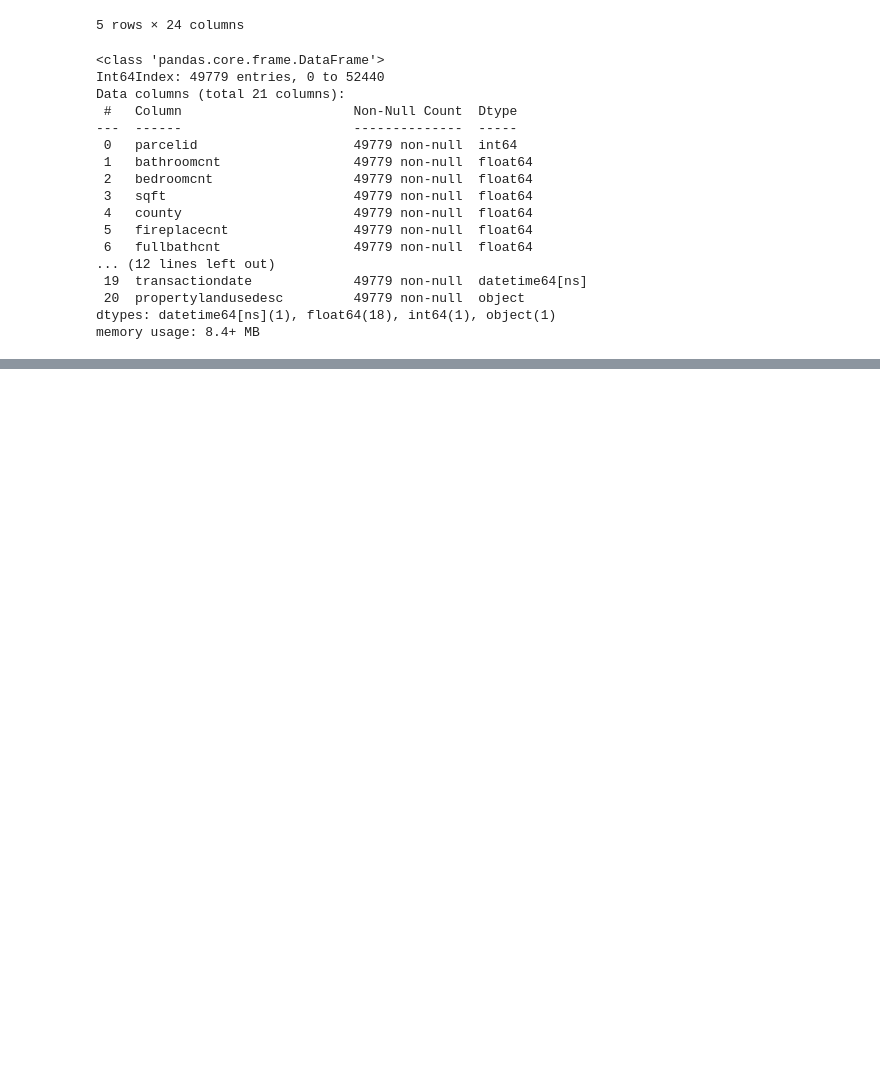
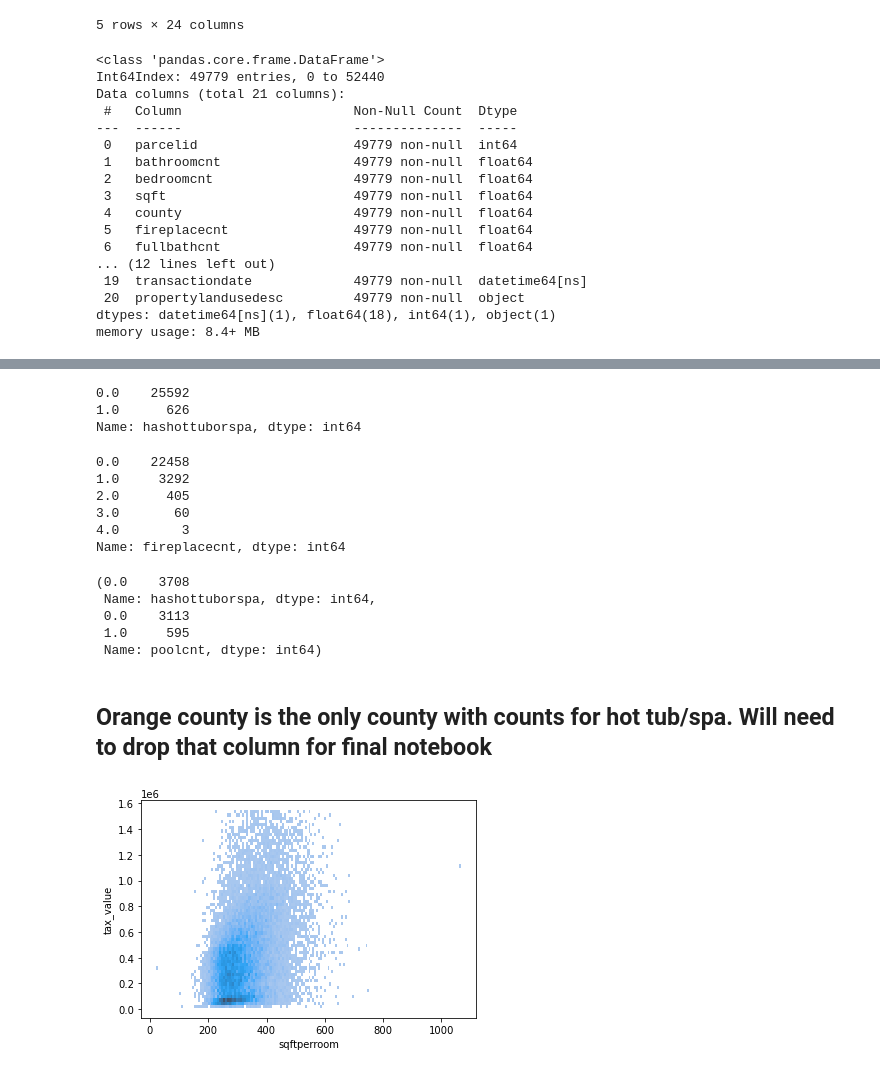
Before and after one commit to DanChurchill/regression_project_zillow, a Jupyter notebook: acquire_prepare_draft.ipynb, the cells around one changed output, grey strips where cells are left out. Drawn from its saved outputs; the diff is of its cells as text; code cells hidden in the pictures; blank space fills up the shorter version.

```diff
--- a/acquire_prepare_draft.ipynb
+++ b/acquire_prepare_draft.ipynb
@@ -166,0 +268,15 @@ memory usage: 8.4+ MB
+# %%
+train.hashottuborspa.value_counts()
+# %% [output]
+0.0    25592
+1.0      626
+Name: hashottuborspa, dtype: int64
+# %%
+train.fireplacecnt.value_counts()
+# %% [output]
+0.0    22458
+1.0     3292
+2.0      405
+3.0       60
+4.0        3
+Name: fireplacecnt, dtype: int64
@@ -166,0 +287,17 @@ memory usage: 8.4+ MB
+# %%
+v.hashottuborspa.value_counts(), v.poolcnt.value_counts()
+# %% [output]
+(0.0    3708
+ Name: hashottuborspa, dtype: int64,
+ 0.0    3113
+ 1.0     595
+ Name: poolcnt, dtype: int64)
+# %% [markdown]
+## Orange county is the only county with counts for hot tub/spa.  Will need to drop that column for final notebook
+# %%
+train['sqftperroom'] = train.sqft / (train.bedroomcnt + train.bathroomcnt)
+# %%
+sns.histplot(data=train, y='tax_value', x='sqftperroom')
+plt.show()
+# %% [output]
+[figure, added]
```
Also changed, not shown: parts of 17 cells of this notebook, 5 other files.
